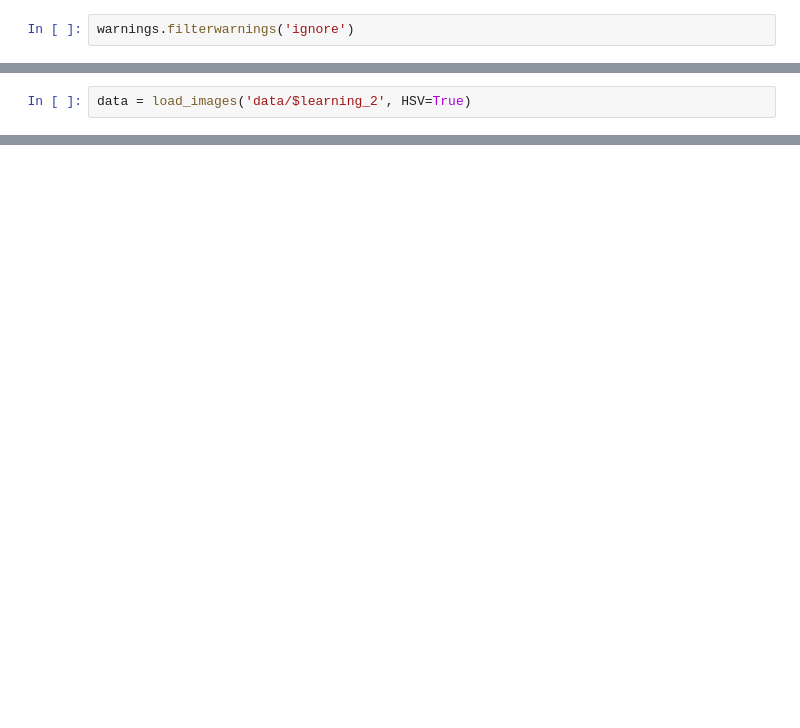
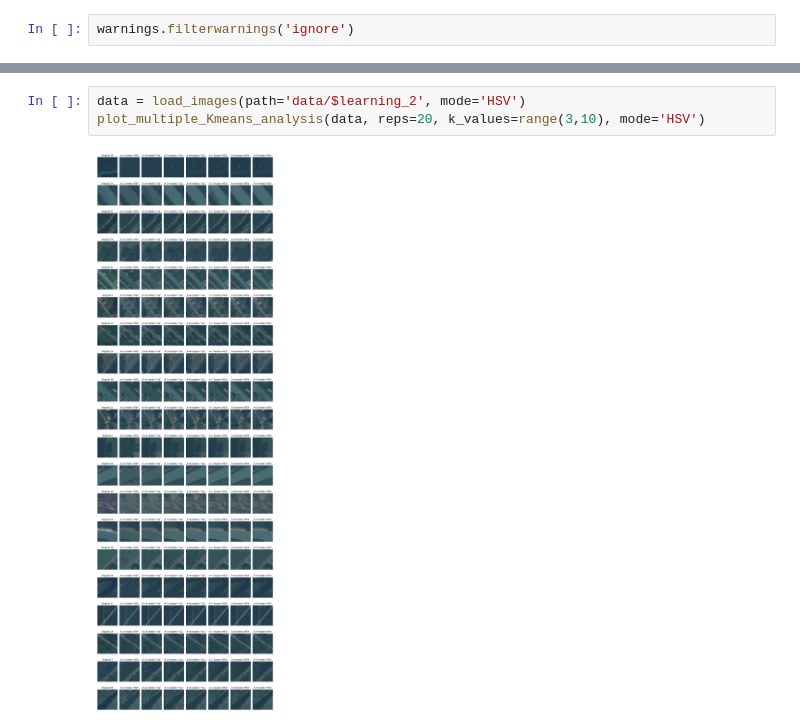
Before and after one commit to Toasunzce/satellite-image-segmentation, a Jupyter notebook: testing.ipynb, the cells around one changed output, grey strips where cells are left out. Cells and saved outputs as stored; diff of their text form; blank space fills up the shorter version.

```diff
--- a/testing.ipynb
+++ b/testing.ipynb
@@ -34,3 +35 @@ def load_images(path, HSV=False):
     return np.array(images)
-# %%
-data = load_images('data/$learning_2', HSV=True)
@@ -89,0 +87,5 @@ plt.tight_layout()
+# %%
+data = load_images(path='data/$learning_2', mode='HSV')
+plot_multiple_Kmeans_analysis(data, reps=20, k_values=range(3,10), mode='HSV')
+# %% [output]
+[figure, added]
```
Also changed, not shown: parts of 13 cells of this notebook.
